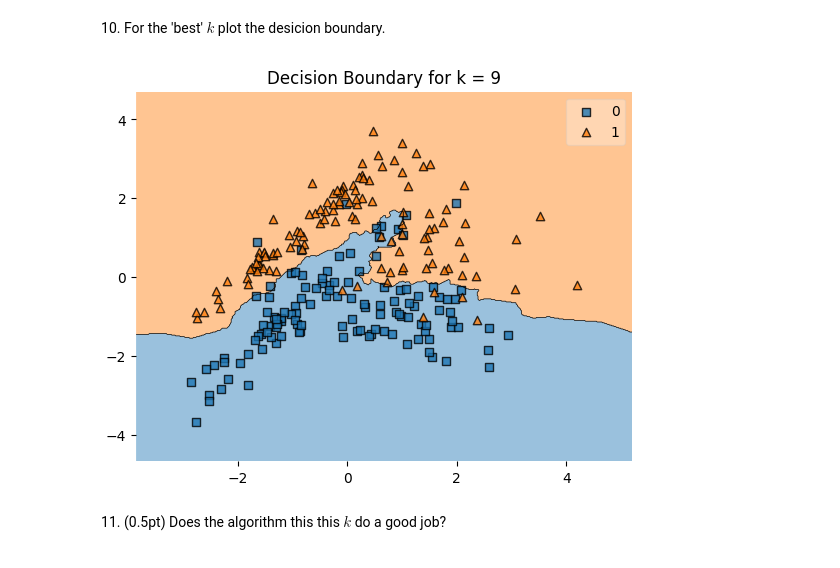
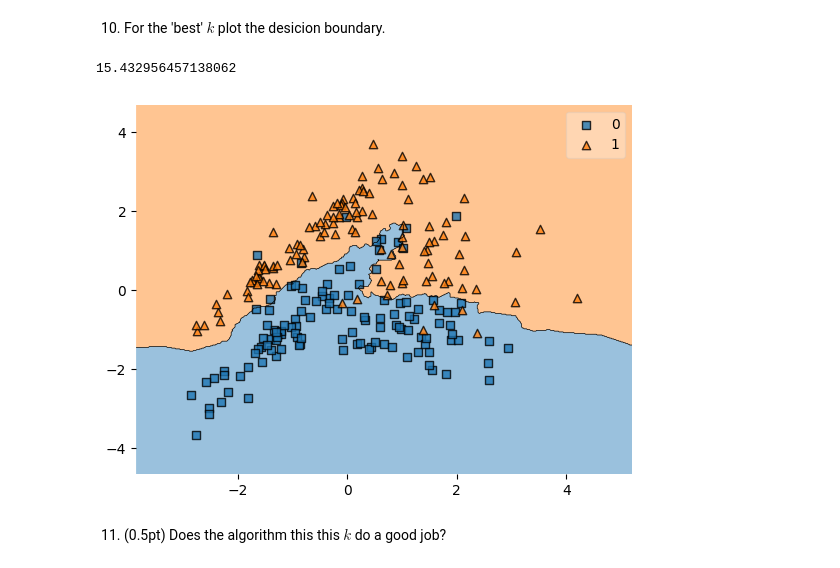
Before and after one commit to ansleyo/RIT_ML, a Jupyter notebook: 2025_spring/Week01_KNN/HW1.ipynb, the cells around one changed output. Saved outputs shown, nothing was run; the diff lists cells and outputs as text; code cells hidden in the pictures.

```diff
--- a/2025_spring/Week01_KNN/HW1.ipynb
+++ b/2025_spring/Week01_KNN/HW1.ipynb
@@ -212,15 +213,17 @@ plt.show()
 # %%
 best_k_index = np.argmax(test_accuracy)
 best_k = best_k_index + 1
 
 clf_best = KNeighborsClassifier(n_neighbors=best_k)
 clf_best.fit(X_train, y_train)
 
+start_time = time.time()
 plot_decision_regions(X_train, y_train, clf_best)
-plt.title(f'Decision Boundary for k = {best_k}')
-plt.show()
+end_time = time.time()
+end_time - start_time
 # %% [output]
+15.432956457138062
-[figure, old version]
+[figure, new version]
 # %% [markdown]
 11. (0.5pt) Does the algorithm this this $k$ do a good job?
 # %% [markdown]
```
Also changed, not shown: parts of 6 cells of this notebook.
